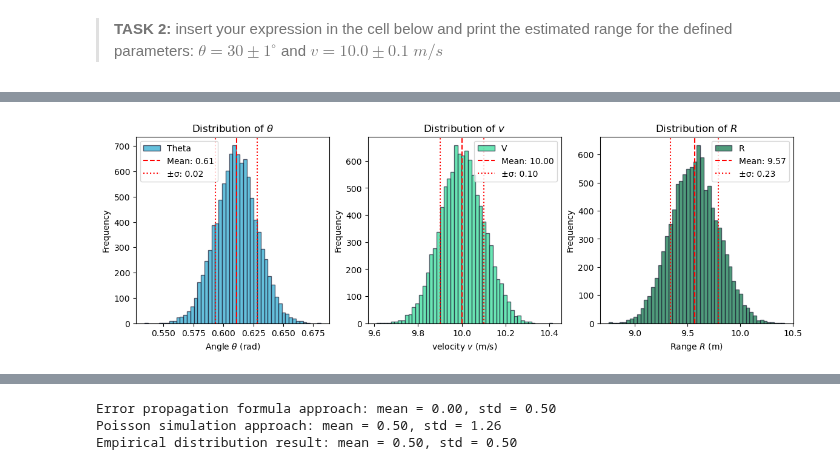
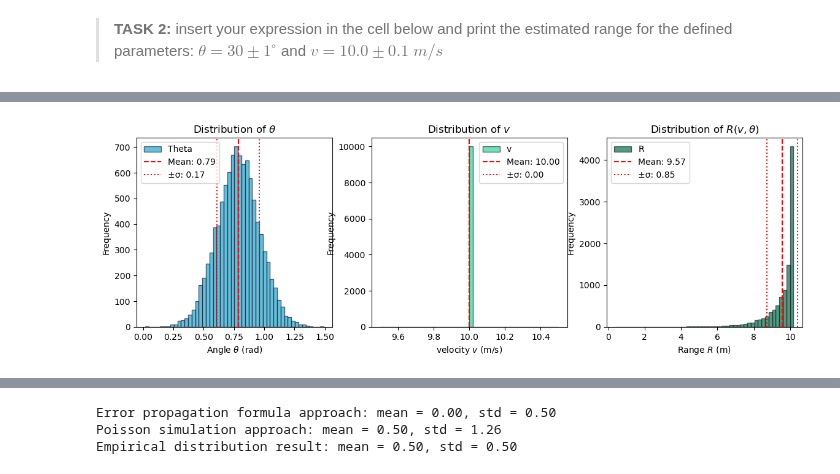
Before and after one commit to andreas-stillits/error-propagation, a Jupyter notebook: error-propagation.ipynb, the cells around one changed output, grey strips where cells are left out. Saved outputs shown, nothing was run; the diff lists cells and outputs as text; code cells hidden in the pictures.

```diff
--- a/error-propagation.ipynb
+++ b/error-propagation.ipynb
@@ -70,10 +71,10 @@ $$
 rad_per_deg = np.pi / 180         # convert degrees to radians
 
 # declare parameters
-theta = 35 * rad_per_deg          # rad
-sigma_theta = 1 * rad_per_deg     # rad
+theta = 45 * rad_per_deg          # rad
+sigma_theta = 10 * rad_per_deg     # rad
 v = 10.0                          # m/s
-sigma_v = 0.1                     # m/s
+sigma_v = 0.0                     # m/s
 g = 9.82                          # m/s^2
 
 # calculate the range and its uncertainty
@@ -135,33 +176,33 @@ plt.hist(theta_samples, bins=50, alpha=0.7, label='Theta', color="#24a6ce", edge
 plt.axvline(theta, color='red', linestyle='--', label=f'Mean: {theta:.2f}')
 plt.axvline(theta + sigma_theta, color='red', linestyle=':', label=f'±σ: {sigma_theta:.2f}')
 plt.axvline(theta - sigma_theta, color='red', linestyle=':')
 plt.xlabel(r'Angle $\theta$ (rad)')
 plt.ylabel('Frequency')
 plt.title(r'Distribution of $\theta$')
 plt.legend()
 
 # Plot the distribution of v
 plt.subplot(1, 3, 2)
-plt.hist(v_samples, bins=50, alpha=0.7, label='V', color="#2bdb94", edgecolor="#212137")
+plt.hist(v_samples, bins=50, alpha=0.7, label='v', color="#2bdb94", edgecolor="#212137")
 plt.axvline(v, color='red', linestyle='--', label=f'Mean: {v:.2f}')
 plt.axvline(v + sigma_v, color='red', linestyle=':', label=f'±σ: {sigma_v:.2f}')
 plt.axvline(v - sigma_v, color='red', linestyle=':')
 plt.xlabel(r'velocity $v$ (m/s)')
 plt.ylabel('Frequency')
 plt.title(r'Distribution of $v$')
 plt.legend()
 
 # Plot the distribution of R
 plt.subplot(1, 3, 3)
 plt.hist(R_samples, bins=50, alpha=0.7, label='R', color="#067245", edgecolor="#212137")
 plt.axvline(R_mean, color='red', linestyle='--', label=f'Mean: {R_mean:.2f}')
 plt.axvline(R_mean + R_std, color='red', linestyle=':', label=f'±σ: {R_std:.2f}')
 plt.axvline(R_mean - R_std, color='red', linestyle=':')
 plt.xlabel(r'Range $R$ (m)')
 plt.ylabel('Frequency')
-plt.title(r'Distribution of $R$')
+plt.title(r'Distribution of $R(v,\theta)$')
 plt.legend()
 
 plt.show()
 # %% [output]
-[figure, old version]
+[figure, new version]
```
Also changed, not shown: parts of 10 cells of this notebook.
